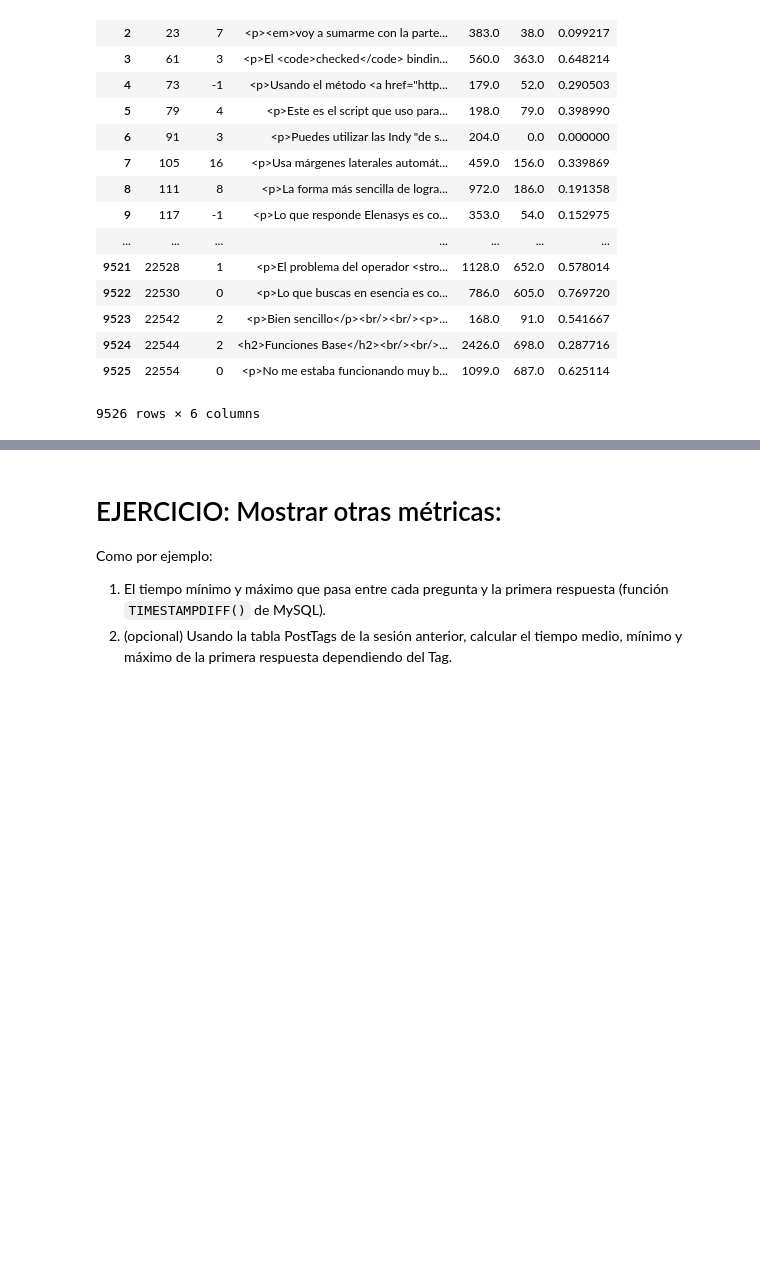
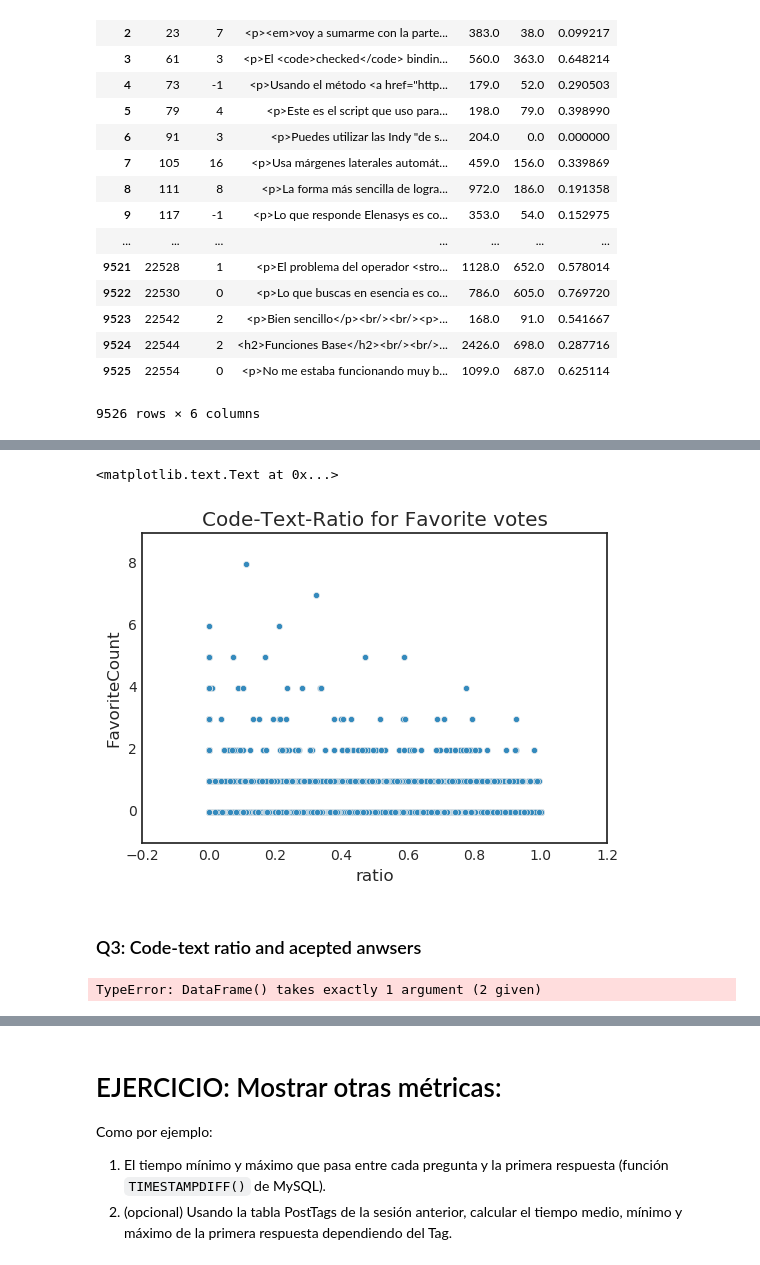
Before and after one commit to JavierCVilla/Master-bgde, a Jupyter notebook: sesion2/sesion2.ipynb, the cells around one changed output, grey strips where cells are left out. Drawn from its saved outputs; the diff is of its cells as text; code cells hidden in the pictures; blank space fills up the shorter version.

```diff
--- a/sesion2/sesion2.ipynb
+++ b/sesion2/sesion2.ipynb
@@ -1000,0 +1052,21 @@ quest
+# %%
+from __future__ import division
+pd.options.mode.chained_assignment = None  # default='warn'
+
+r = CodeTextRatio()
+
+fav_posts = %sql SELECT Id, Body, FavoriteCount\
+                 FROM PostsPart\
+                 WHERE PostTypeId=1; # Now without threshold value
+fav_posts
+
+fav_posts_df = fav_posts.DataFrame()
+
+for index, row in fav_posts_df.iterrows():
+    r.run(row['Body'])
+    fav_posts_df.loc[index,'text']  = r.text_length
+    fav_posts_df.loc[index,'code']  = r.code_length
+    fav_posts_df.loc[index,'ratio'] = float(r.code_length / r.text_length)
+    r.reset()
+
+fav_posts_df
@@ -1000,0 +1092,8 @@ quest
+# %%
+fav_posts_df.plot(x='ratio', y='FavoriteCount', kind='scatter')
+plt.title("Code-Text-Ratio for Favorite votes")
+# %% [output]
+<matplotlib.text.Text at 0x...>
+[figure, added]
+# %% [markdown]
+### Q3: Code-text ratio and acepted anwsers
@@ -1000,0 +1120,24 @@ quest
+# %%
+from __future__ import division
+pd.options.mode.chained_assignment = None  # default='warn'
+
+r = CodeTextRatio()
+
+acc_posts_best_df = acc_posts_best.DataFrame()
+no_acc_posts_best_df = no_acc_posts_best.DataFrame()
+
+for index, row in acc_posts_best_df.iterrows():
+    r.run(row['Body'])
+    acc_posts_best_df.loc[index,'text']  = r.text_length
+    acc_posts_best_df.loc[index,'code']  = r.code_length
+    acc_posts_best_df.loc[index,'ratio'] = float(r.code_length / r.text_length)
+    r.reset()
+
+for index, row in no_acc_posts_best_df.iterrows():
+    r.run(row['Body'])
+    no_acc_posts_best_df.loc[index,'text']  = r.text_length
+    no_acc_posts_best_df.loc[index,'code']  = r.code_length
+    no_acc_posts_best_df.loc[index,'ratio'] = float(r.code_length / r.text_length)
+    r.reset()
+# %% [output]
+TypeError: DataFrame() takes exactly 1 argument (2 given)
```
Also changed, not shown: parts of 12 cells of this notebook.
